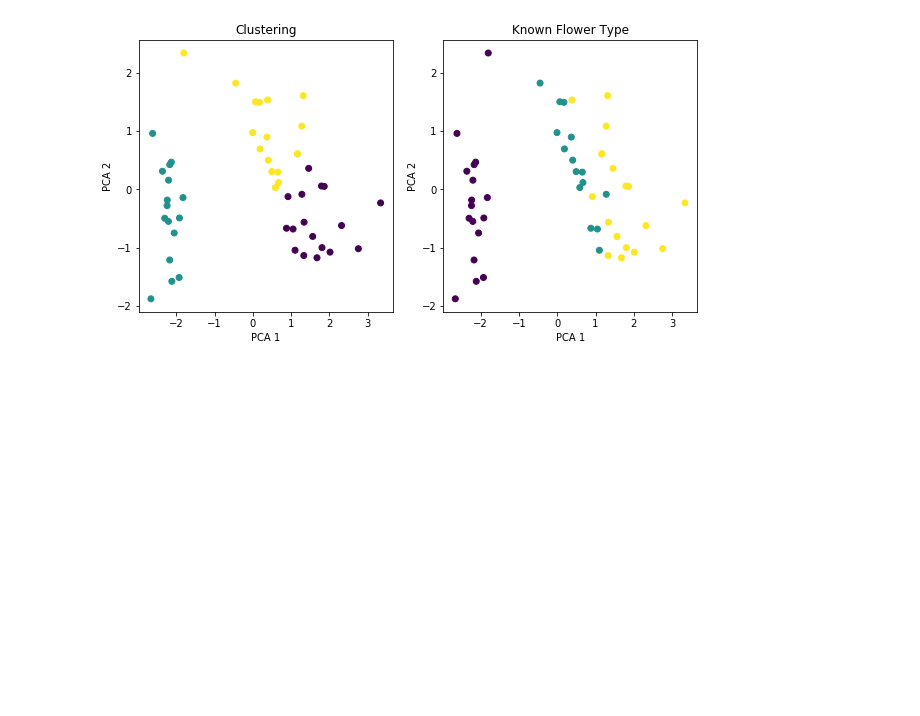
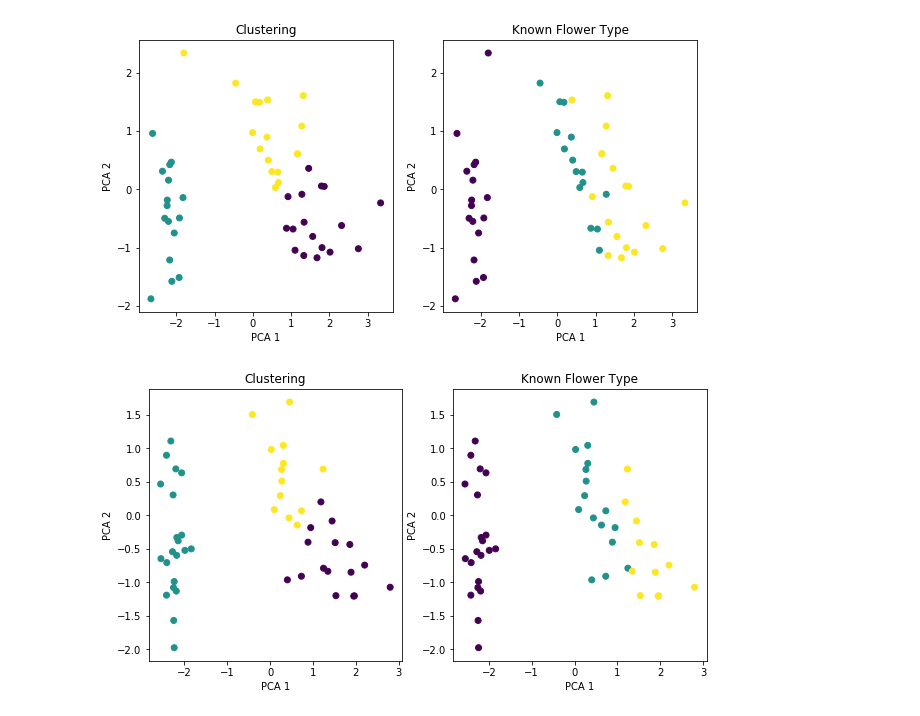
Before and after one commit to rebecca-mackenzie/intro_ml, a Jupyter notebook: Presentation.ipynb, the cells around one changed output. Saved outputs shown, nothing was run; the diff lists cells and outputs as text; code cells hidden in the pictures; blank space fills up the shorter version.

```diff
--- a/Presentation.ipynb
+++ b/Presentation.ipynb
@@ -309,7 +312,10 @@ test_predictions = cluster_model.predict(scaled_test_features)
 #We can't plot a 4D plot (4 features, so we'll transform into 2D - I won't explain this in detail)
 from sklearn.decomposition import PCA
 
-train_xy = PCA(n_components=2).fit_transform(scaled_features)
+pca = PCA(n_components=2)
+train_xy = pca.fit_transform(scaled_features)
+val_xy = pca.transform(scaled_val_features)
+test_xy = pca.transform(scaled_test_features)
 # %%
 fig, ax  = plt.subplots(1,2,figsize=(10,5))
 ax[0].set_title("Clustering")
@@ -324,3 +330,17 @@ ax[1].set_ylabel("PCA 2")
 plt.show()
 # %% [output]
 [figure]
+# %%
+fig, ax  = plt.subplots(1,2,figsize=(10,5))
+ax[0].set_title("Clustering")
+ax[0].scatter(val_xy[:,0],val_xy[:,1], c=val_predictions)
+ax[0].set_xlabel("PCA 1")
+ax[0].set_ylabel("PCA 2")
+
+ax[1].set_title("Known Flower Type")
+ax[1].scatter(val_xy[:,0],val_xy[:,1], c=val["Type"])
+ax[1].set_xlabel("PCA 1")
+ax[1].set_ylabel("PCA 2")
+plt.show()
+# %% [output]
+[figure, added]
```
Also changed, not shown: parts of 10 cells of this notebook.
